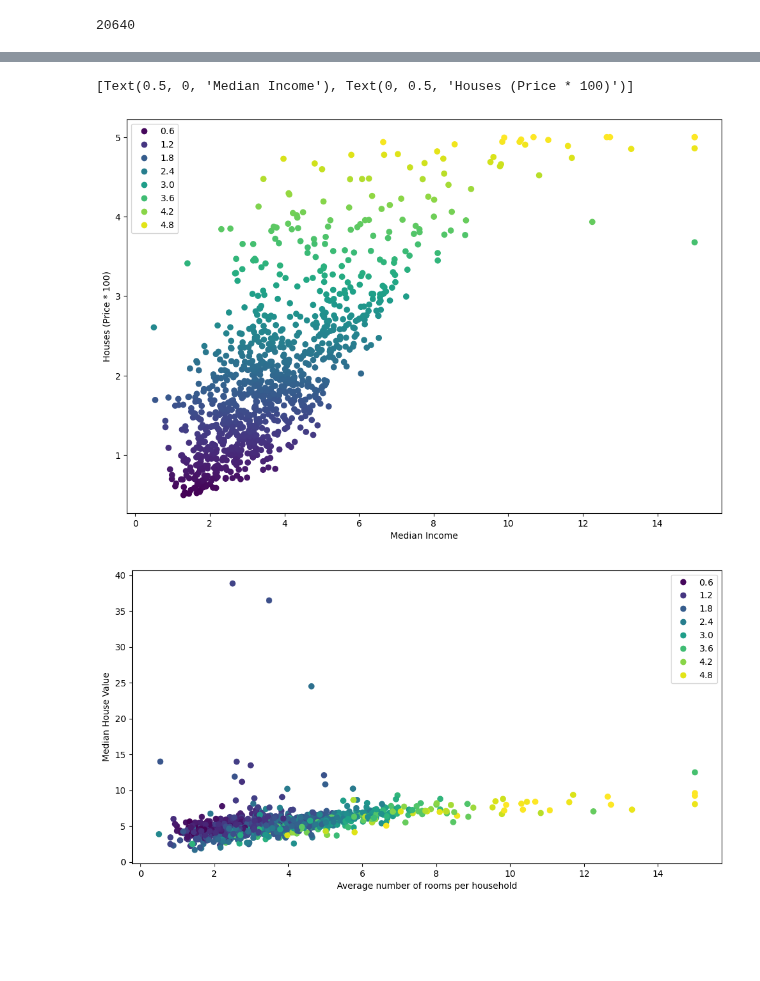
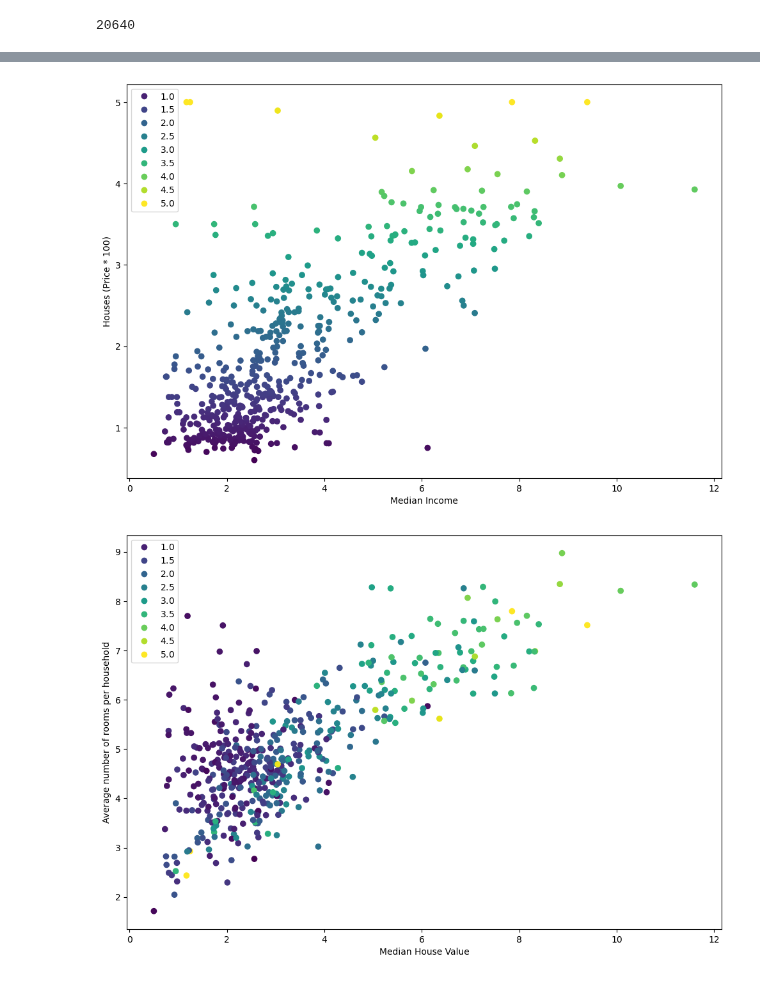
Before and after one commit to msnkr/python_projects, a Jupyter notebook: ML/research.ipynb, the cells around one changed output, grey strips where cells are left out. Saved outputs shown, nothing was run; the diff lists cells and outputs as text; code cells hidden in the pictures; blank space fills up the shorter version.

```diff
--- a/ML/research.ipynb
+++ b/ML/research.ipynb
@@ -161,16 +161,17 @@ ml_clf.score(X_test, y_test)
+# %%
+second_df = df[:500]
 # %%
 _, ax = plt.subplots(figsize=(12, 8));
-ax_scatter = ax.scatter(df["MedInc"], df["target"], c=df["target"])
+ax_scatter = ax.scatter(second_df["MedInc"], second_df["target"], c=second_df["target"])
 ax.legend(*ax_scatter.legend_elements())
 ax.set(xlabel="Median Income", ylabel="Houses (Price * 100)");
 # %% [output]
-[Text(0.5, 0, 'Median Income'), Text(0, 0.5, 'Houses (Price * 100)')]
-[figure, old version]
+[figure, new version]
 # %%
-_, ax = plt.subplots(figsize=(12, 6))
+_, ax = plt.subplots(figsize=(12, 8))
 
-ax_scatter = plt.scatter(df["MedInc"], df["AveRooms"], c=df["target"])
+ax_scatter = plt.scatter(second_df["MedInc"], second_df["AveRooms"], c=second_df["target"])
 ax.legend(*ax_scatter.legend_elements())
-ax.set(xlabel="Average number of rooms per household", ylabel="Median House Value");
+ax.set(ylabel="Average number of rooms per household", xlabel="Median House Value");
 # %% [output]
-[figure, old version]
+[figure, new version]
```
Also changed, not shown: parts of 6 cells of this notebook.
